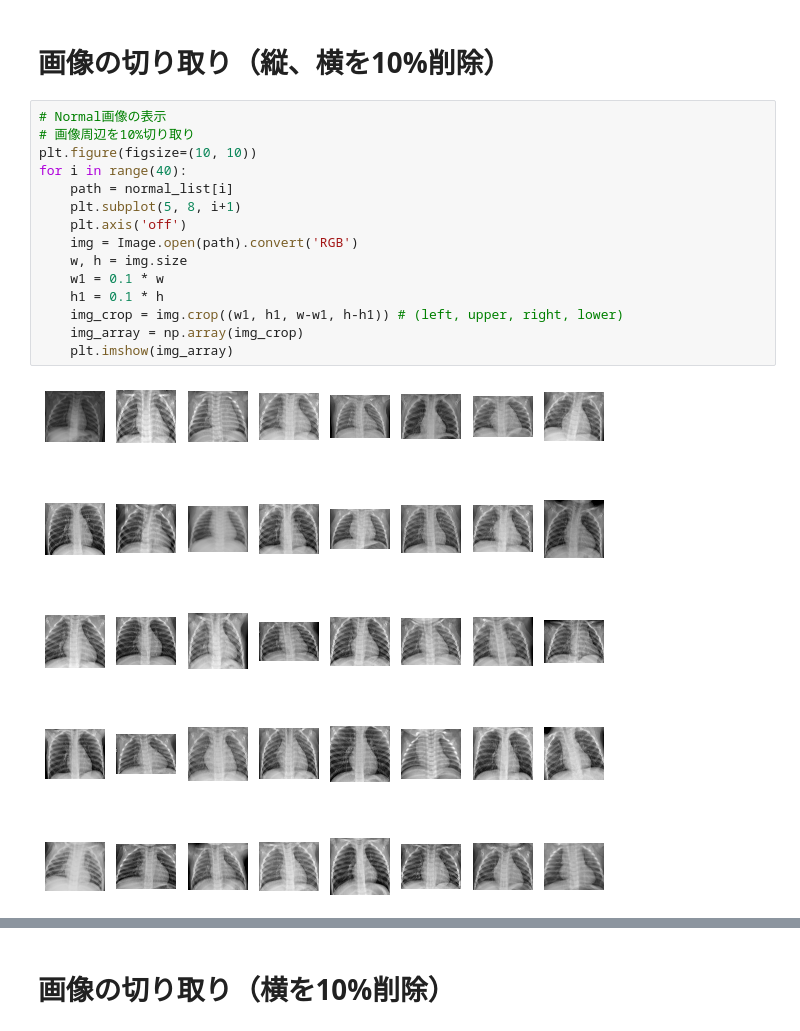
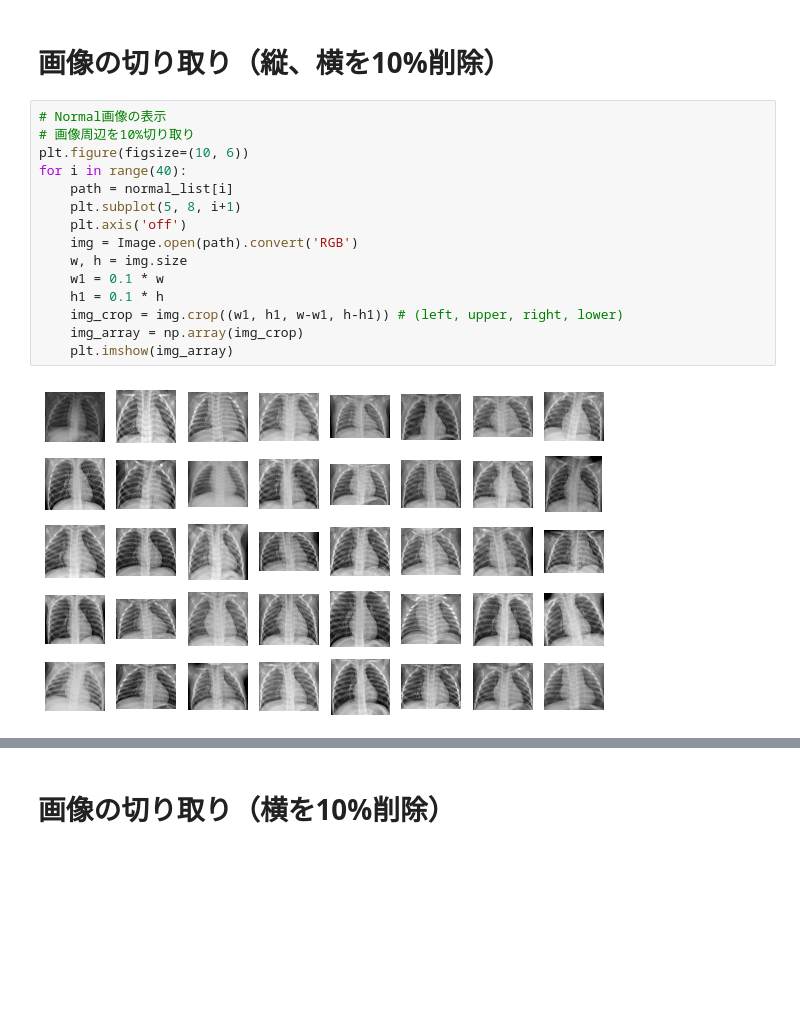
Before and after one commit to insilicomab/kaggle_chest-Xray, a Jupyter notebook: chest-xray-eda.ipynb, the cells around one changed output, grey strips where cells are left out. Cells and saved outputs as stored; diff of their text form; blank space fills up the shorter version.

```diff
--- a/chest-xray-eda.ipynb
+++ b/chest-xray-eda.ipynb
@@ -49,20 +49,20 @@ for i in range(40):
 # %%
 # Normal画像の表示
 # 画像周辺を10%切り取り
-plt.figure(figsize=(10, 10))
+plt.figure(figsize=(10, 6))
 for i in range(40):
     path = normal_list[i]
     plt.subplot(5, 8, i+1)
     plt.axis('off')
     img = Image.open(path).convert('RGB')
     w, h = img.size
     w1 = 0.1 * w
     h1 = 0.1 * h
     img_crop = img.crop((w1, h1, w-w1, h-h1)) # (left, upper, right, lower)
     img_array = np.array(img_crop)
     plt.imshow(img_array)
 # %% [output]
-[figure, old version]
+[figure, new version]
 # %%
 # Pneumonia_list画像の表示
 # 画像周辺を10%切り取り
```
Also changed, not shown: parts of 7 cells of this notebook.
